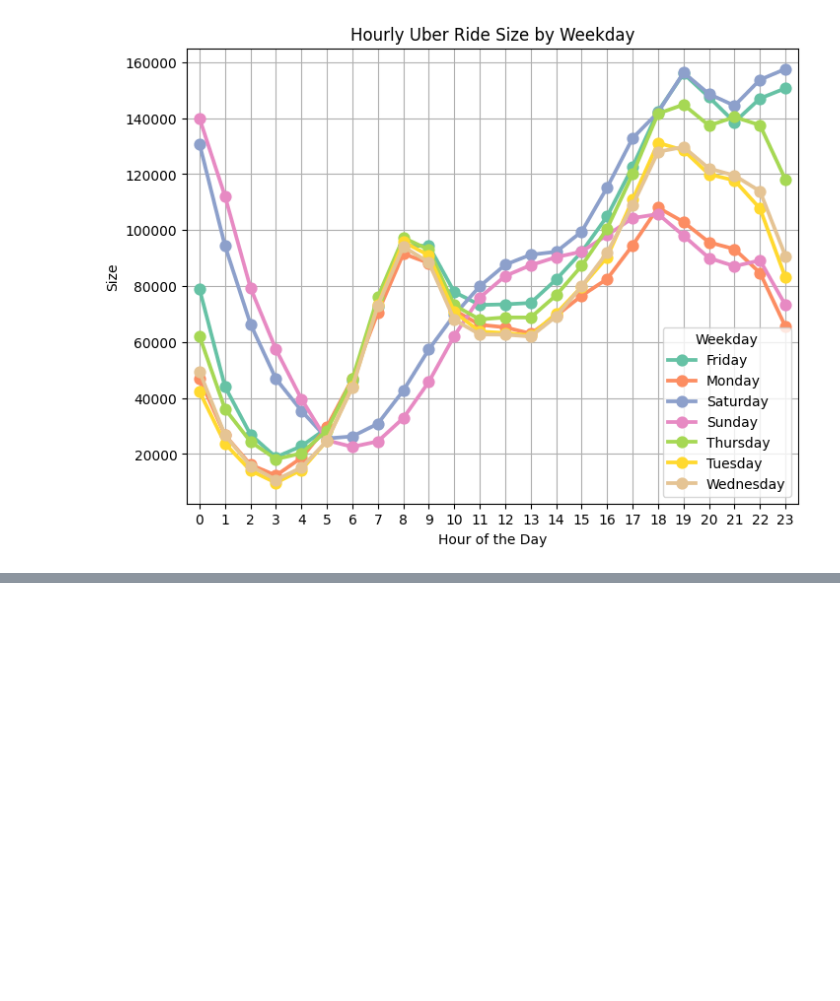
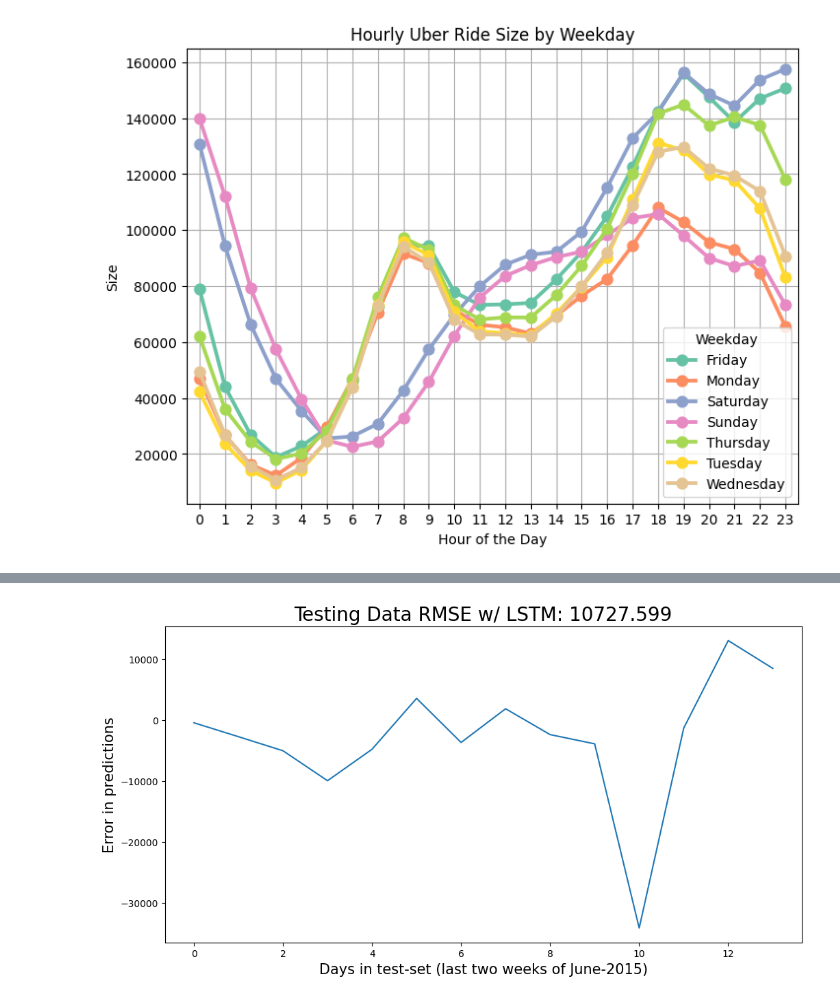
Before and after one commit to JeremyKrick/traffic-trend-predictor, a Jupyter notebook: Final_Project_IOT.ipynb, the cells around one changed output, grey strips where cells are left out. Cells and saved outputs as stored; diff of their text form; code cells hidden in the pictures; blank space fills up the shorter version.

```diff
--- a/Final_Project_IOT.ipynb
+++ b/Final_Project_IOT.ipynb
@@ -213,0 +532,10 @@ plt.show()
+# %%
+fig ,ax = plt.subplots(figsize = (12,6))
+ax.plot(residuals)
+
+ax.set_xlabel('Days in test-set (last two weeks of June-2015)', fontsize = 15)
+ax.set_ylabel('Error in predictions', fontsize = 15)
+ax.set_title('Testing Data RMSE w/ LSTM: {}'.format(round(rmse, 3)), fontsize = 20)
+plt.show()
+# %% [output]
+[figure, added]
```
Also changed, not shown: parts of 29 cells of this notebook.
